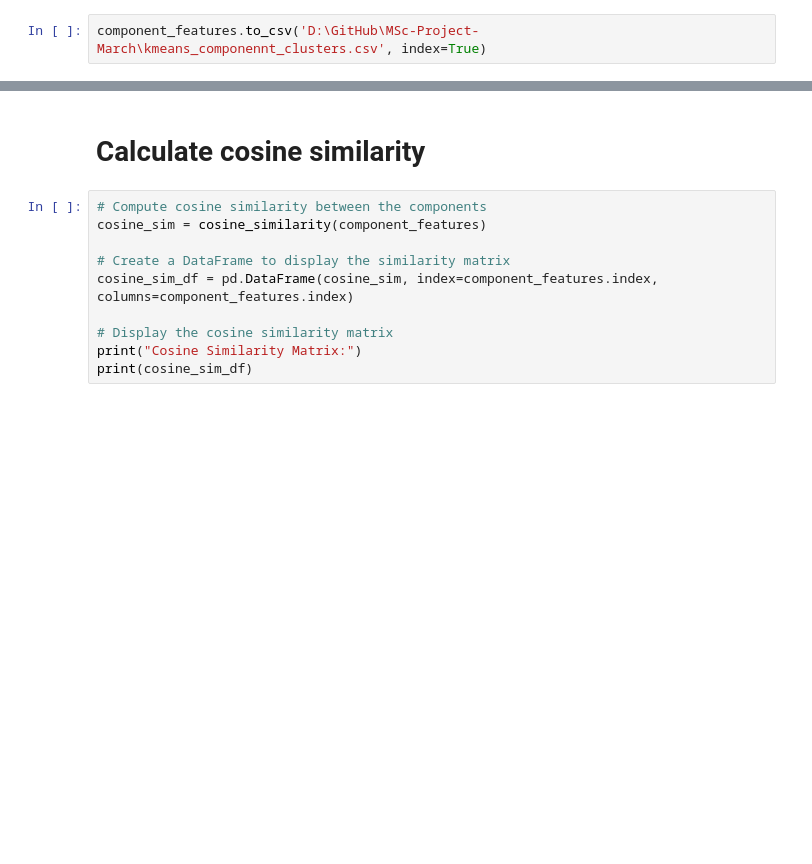
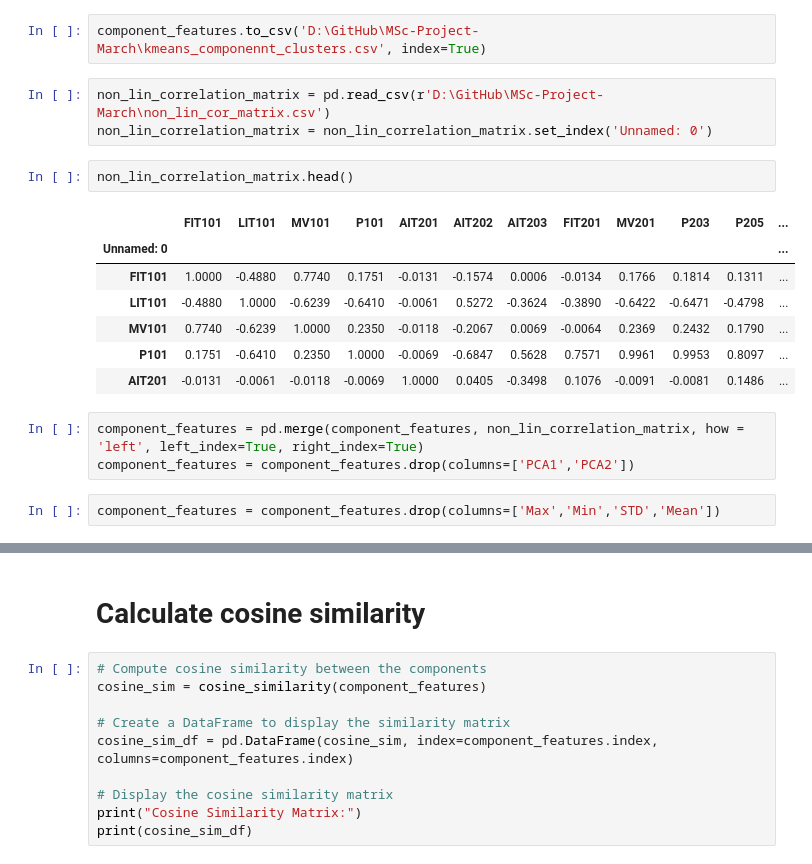
Before and after one commit to lozferatu/MSc-Project, a Jupyter notebook: Data Explorartion/EDA.ipynb, the cells around one changed output, grey strips where cells are left out. Cells and saved outputs as stored; diff of their text form; blank space fills up the shorter version.

```diff
--- a/Data Explorartion/EDA.ipynb
+++ b/Data Explorartion/EDA.ipynb
@@ -133,5 +163,23 @@ plt.show()
 # %%
 component_features.to_csv('D:\GitHub\MSc-Project-March\kmeans_componennt_clusters.csv', index=True)
+# %%
+non_lin_correlation_matrix = pd.read_csv(r'D:\GitHub\MSc-Project-March\non_lin_cor_matrix.csv')
+non_lin_correlation_matrix = non_lin_correlation_matrix.set_index('Unnamed: 0')
+# %%
+non_lin_correlation_matrix.head()
+# %% [output]
+|  | FIT101 | LIT101 | MV101 | P101 | AIT201 | AIT202 | AIT203 | FIT201 | MV201 | P203 | P205 | ... |
+| Unnamed: 0 |  |  |  |  |  |  |  |  |  |  |  | ... |
+| FIT101 | 1.0000 | -0.4880 | 0.7740 | 0.1751 | -0.0131 | -0.1574 | 0.0006 | -0.0134 | 0.1766 | 0.1814 | 0.1311 | ... |
+| LIT101 | -0.4880 | 1.0000 | -0.6239 | -0.6410 | -0.0061 | 0.5272 | -0.3624 | -0.3890 | -0.6422 | -0.6471 | -0.4798 | ... |
+| MV101 | 0.7740 | -0.6239 | 1.0000 | 0.2350 | -0.0118 | -0.2067 | 0.0069 | -0.0064 | 0.2369 | 0.2432 | 0.1790 | ... |
+| P101 | 0.1751 | -0.6410 | 0.2350 | 1.0000 | -0.0069 | -0.6847 | 0.5628 | 0.7571 | 0.9961 | 0.9953 | 0.8097 | ... |
+| AIT201 | -0.0131 | -0.0061 | -0.0118 | -0.0069 | 1.0000 | 0.0405 | -0.3498 | 0.1076 | -0.0091 | -0.0081 | 0.1486 | ... |
+# %%
+component_features = pd.merge(component_features, non_lin_correlation_matrix, how = 'left', left_index=True, right_index=True)
+component_features = component_features.drop(columns=['PCA1','PCA2'])
+# %%
+component_features = component_features.drop(columns=['Max','Min','STD','Mean'])
 # %%
 K = 7
 kmeans = KMeans(n_clusters=K, random_state=44)
```
Also changed, not shown: parts of 18 cells of this notebook, 2 other files.
